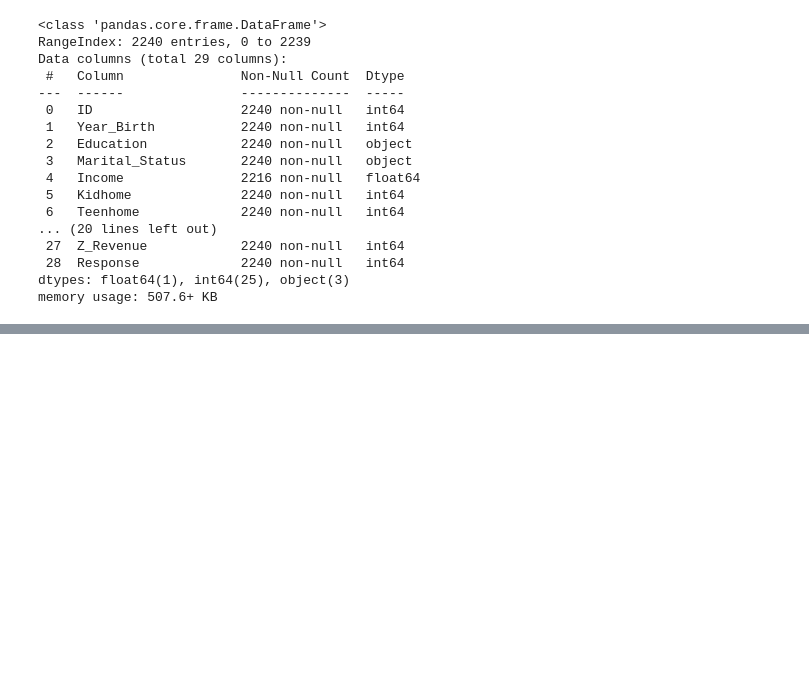
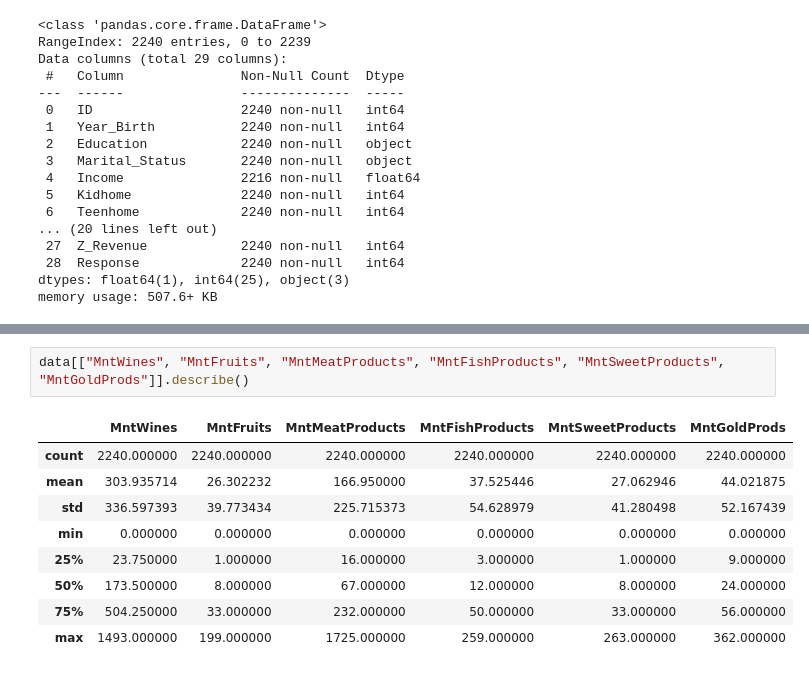
Before and after one commit to QaziSaim/Loot-Mart-marketing-campaign, a Jupyter notebook: [EDA_+_Ingiht]_Response_Prediction_Classification_Marketing_Campaign.ipynb, the cells around one changed output, grey strips where cells are left out. Cells and saved outputs as stored; diff of their text form; blank space fills up the shorter version.

```diff
--- a/[EDA_+_Ingiht]_Response_Prediction_Classification_Marketing_Campaign.ipynb
+++ b/[EDA_+_Ingiht]_Response_Prediction_Classification_Marketing_Campaign.ipynb
@@ -403,0 +498,12 @@ memory usage: 507.6+ KB
+# %%
+data[["MntWines", "MntFruits", "MntMeatProducts", "MntFishProducts", "MntSweetProducts", "MntGoldProds"]].describe()
+# %% [output]
+|  | MntWines | MntFruits | MntMeatProducts | MntFishProducts | MntSweetProducts | MntGoldProds |
+| count | 2240.000000 | 2240.000000 | 2240.000000 | 2240.000000 | 2240.000000 | 2240.000000 |
+| mean | 303.935714 | 26.302232 | 166.950000 | 37.525446 | 27.062946 | 44.021875 |
+| std | 336.597393 | 39.773434 | 225.715373 | 54.628979 | 41.280498 | 52.167439 |
+| min | 0.000000 | 0.000000 | 0.000000 | 0.000000 | 0.000000 | 0.000000 |
+| 25% | 23.750000 | 1.000000 | 16.000000 | 3.000000 | 1.000000 | 9.000000 |
+| 50% | 173.500000 | 8.000000 | 67.000000 | 12.000000 | 8.000000 | 24.000000 |
+| 75% | 504.250000 | 33.000000 | 232.000000 | 50.000000 | 33.000000 | 56.000000 |
+| max | 1493.000000 | 199.000000 | 1725.000000 | 259.000000 | 263.000000 | 362.000000 |
```
Also changed, not shown: parts of 13 cells of this notebook.
